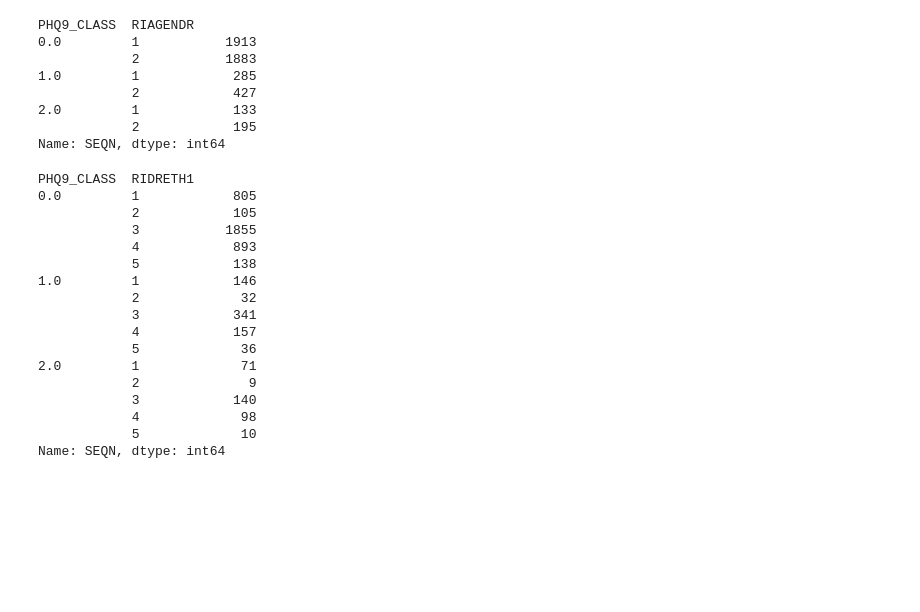
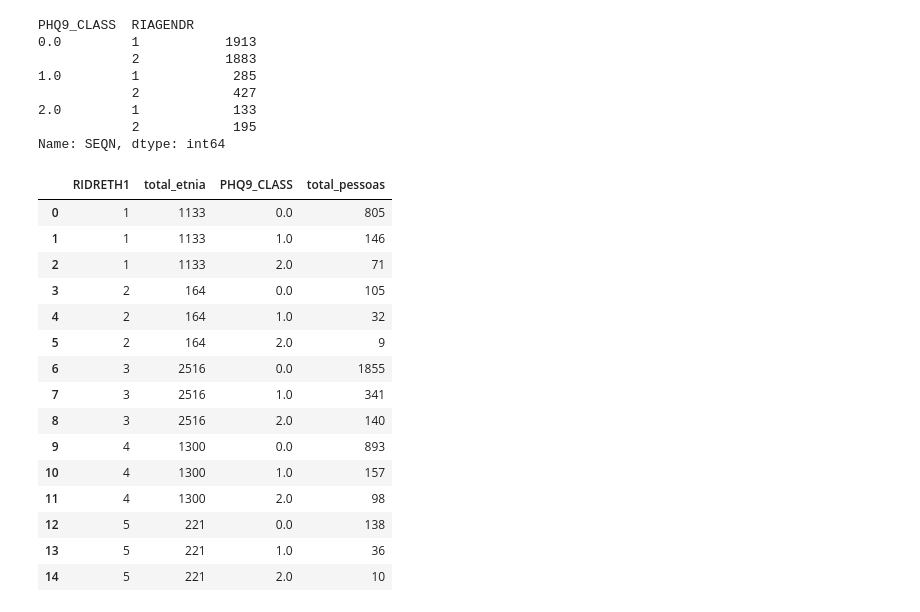
Before and after one commit to LuizAlbino/nhnes-data-project, a Jupyter notebook: main-notebook.ipynb, the cells around one changed output. Drawn from its saved outputs; the diff is of its cells as text; code cells hidden in the pictures; blank space fills up the shorter version.

```diff
--- a/main-notebook.ipynb
+++ b/main-notebook.ipynb
@@ -256,25 +256,36 @@ PHQ9_CLASS  RIAGENDR
 2.0         1            133
             2            195
 Name: SEQN, dtype: int64
-# %%
-df_ethnicity = df_final.groupby(['PHQ9_CLASS', 'RIDRETH1'])['SEQN'].count()
-
-df_ethnicity
-# %% [output]
-PHQ9_CLASS  RIDRETH1
-0.0         1            805
-            2            105
-            3           1855
-            4            893
-            5            138
-1.0         1            146
-            2             32
-            3            341
-            4            157
-            5             36
-2.0         1             71
-            2              9
-            3            140
-            4             98
-            5             10
-Name: SEQN, dtype: int64
+# %%
+#Por etnia
+
+#1 = Branco não hispânico
+#2 = Negro não hispânico
+#3 = Mexicano americano
+#4 = Outro
+#5 = Outro - Hispânic
+
+df_ethnicity = df_final.groupby(['RIDRETH1']).size().reset_index(name='total_etnia')
+
+df_ethnicity_phq9_class = df_final.groupby(['PHQ9_CLASS', 'RIDRETH1']).size().reset_index(name='total_pessoas')
+
+df_ethnicity = pd.merge(df_ethnicity, df_ethnicity_phq9_class, on=['RIDRETH1','RIDRETH1'])
+
+df_ethnicity
+# %% [output]
+|  | RIDRETH1 | total_etnia | PHQ9_CLASS | total_pessoas |
+| 0 | 1 | 1133 | 0.0 | 805 |
+| 1 | 1 | 1133 | 1.0 | 146 |
+| 2 | 1 | 1133 | 2.0 | 71 |
+| 3 | 2 | 164 | 0.0 | 105 |
+| 4 | 2 | 164 | 1.0 | 32 |
+| 5 | 2 | 164 | 2.0 | 9 |
+| 6 | 3 | 2516 | 0.0 | 1855 |
+| 7 | 3 | 2516 | 1.0 | 341 |
+| 8 | 3 | 2516 | 2.0 | 140 |
+| 9 | 4 | 1300 | 0.0 | 893 |
+| 10 | 4 | 1300 | 1.0 | 157 |
+| 11 | 4 | 1300 | 2.0 | 98 |
+| 12 | 5 | 221 | 0.0 | 138 |
+| 13 | 5 | 221 | 1.0 | 36 |
+| 14 | 5 | 221 | 2.0 | 10 |
```
Also changed, not shown: parts of 1 cell of this notebook.
